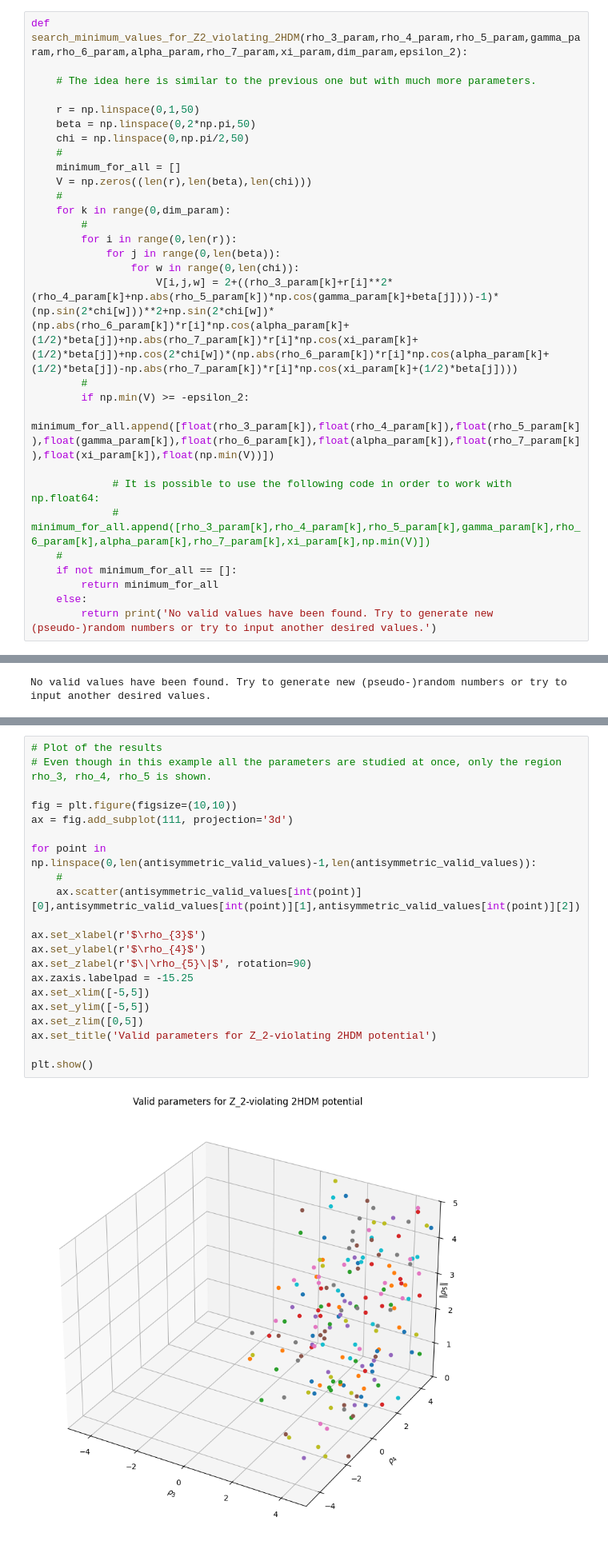
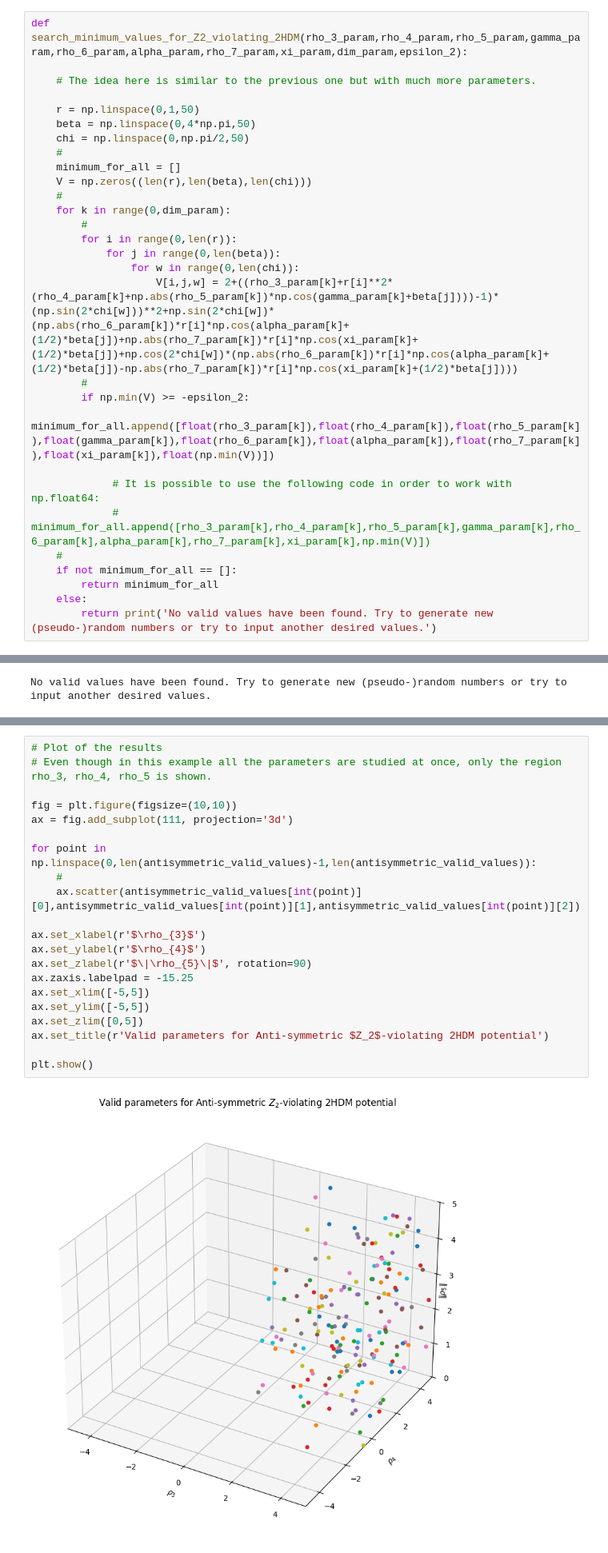
Before and after one commit to jdlpv/Theoretical-constraints-on-beyond-Standard-Model-extensions-of-the-Higgs-potential, a Jupyter notebook: main.ipynb, the cells around one changed output, grey strips where cells are left out. Shown at 80% size. Cells and saved outputs as stored; diff of their text form.

```diff
--- a/main.ipynb
+++ b/main.ipynb
@@ -191,7 +191,7 @@ def search_minimum_values_for_Z2_violating_2HDM(rho_3_param,rho_4_param,rho_5_pa
     # The idea here is similar to the previous one but with much more parameters.
 
     r = np.linspace(0,1,50)
-    beta = np.linspace(0,2*np.pi,50)
+    beta = np.linspace(0,4*np.pi,50)
     chi = np.linspace(0,np.pi/2,50)
     #
     minimum_for_all = []
@@ -1069,26 +1069,26 @@ antisymmetric_valid_values
 # %%
 # Plot of the results
 # Even though in this example all the parameters are studied at once, only the region rho_3, rho_4, rho_5 is shown.
 
 fig = plt.figure(figsize=(10,10))
 ax = fig.add_subplot(111, projection='3d')
 
 for point in np.linspace(0,len(antisymmetric_valid_values)-1,len(antisymmetric_valid_values)):
     #
     ax.scatter(antisymmetric_valid_values[int(point)][0],antisymmetric_valid_values[int(point)][1],antisymmetric_valid_values[int(point)][2])
 
 ax.set_xlabel(r'$\rho_{3}$')
 ax.set_ylabel(r'$\rho_{4}$')
 ax.set_zlabel(r'$\|\rho_{5}\|$', rotation=90)
 ax.zaxis.labelpad = -15.25
 ax.set_xlim([-5,5])
 ax.set_ylim([-5,5])
 ax.set_zlim([0,5])
-ax.set_title('Valid parameters for Z_2-violating 2HDM potential')
+ax.set_title(r'Valid parameters for Anti-symmetric $Z_2$-violating 2HDM potential')
 
 plt.show()
 # %% [output]
-[figure, old version]
+[figure, new version]
 # %%
 fig = plt.figure(figsize=(25,25))
 
```
Also changed, not shown: parts of 15 cells of this notebook.
